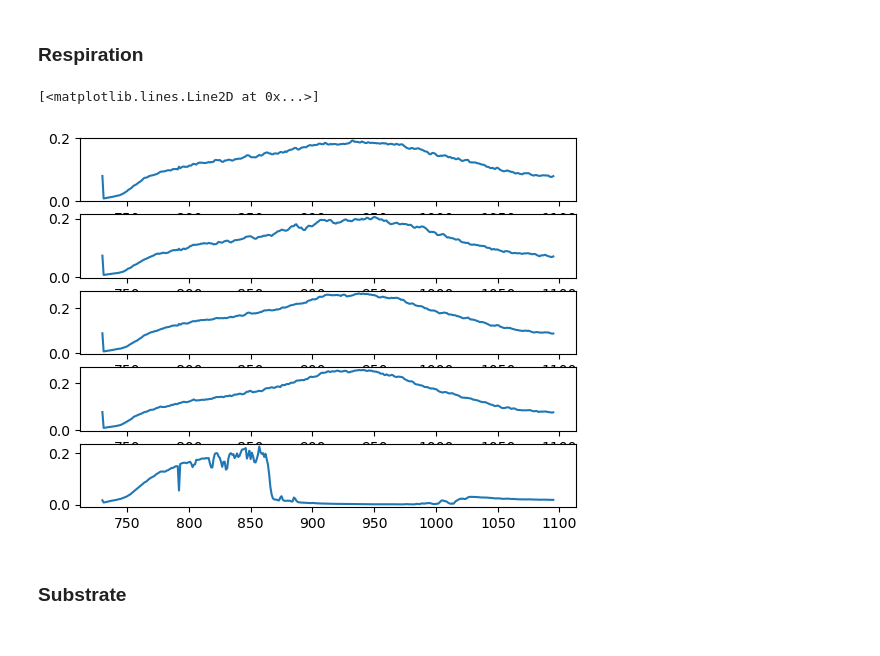
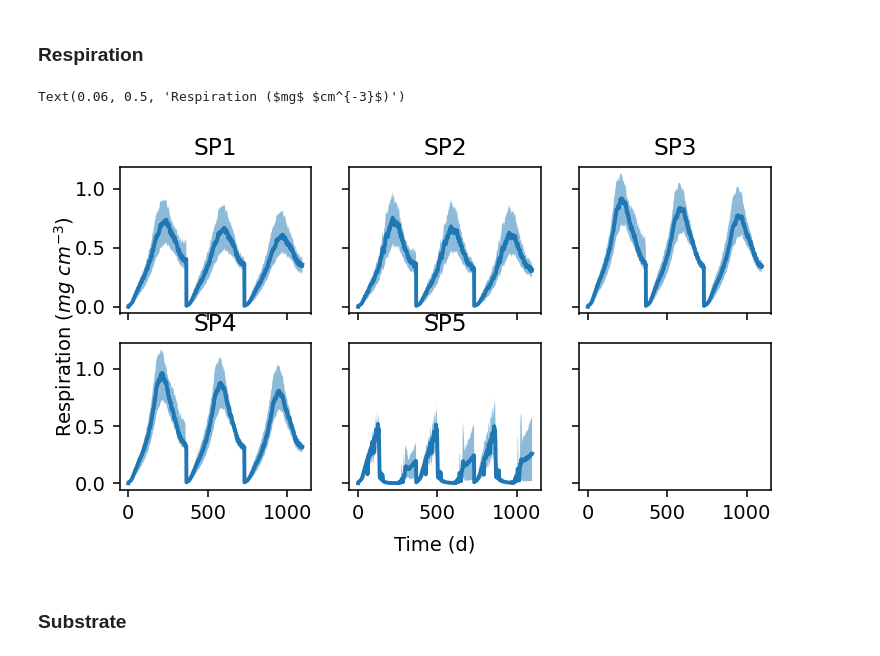
Before and after one commit to Luciana-cloud/DEMENT_gradcatch, a Jupyter notebook: DEMENT/output_cellulose/test_plots.ipynb, the cells around one changed output. Drawn from its saved outputs; the diff is of its cells as text; code cells hidden in the pictures.

```diff
--- a/DEMENT/output_cellulose/test_plots.ipynb
+++ b/DEMENT/output_cellulose/test_plots.ipynb
@@ -25,8 +25,8 @@ SP05 = pd.read_pickle('C:/luciana_datos/UCI/Project_14 (Anna)/DEMENT_gradcatch/D
 # %% [markdown]
 ### Respiration
 # %%
-tt        = np.linspace(0,9,10) # Number of repetitions = 10
-time      = np.linspace(365*2,365*3,365*1+1)
+tt        = np.linspace(0,19,20) # Number of repetitions = 10
+time      = np.linspace(0,365*3,365*3+1)
 # %%
 SP01_res = []
 SP02_res = []
@@ -41,26 +41,43 @@ for i in tt:
         SP04_res.append(SP04[int(i)].RespSeries)
         SP05_res.append(SP05[int(i)].RespSeries)
 # %%
-Respi_mean_SP01  = (np.array(SP01_res).mean(axis=0))
-Respi_mean_SP02  = (np.array(SP02_res).mean(axis=0))
-Respi_mean_SP03  = (np.array(SP03_res).mean(axis=0))
-Respi_mean_SP04  = (np.array(SP04_res).mean(axis=0))
-Respi_mean_SP05  = (np.array(SP05_res).mean(axis=0))
+Respi_mean_SP01  = (np.array(SP01_res).mean(axis=0))/10000
+Respi_5_SP01     = np.percentile(SP01_res,5,axis=0)/10000
+Respi_95_SP01    = np.percentile(SP01_res,95,axis=0)/10000
+Respi_mean_SP02  = (np.array(SP02_res).mean(axis=0))/10000
+Respi_5_SP02     = np.percentile(SP02_res,5,axis=0)/10000
+Respi_95_SP02    = np.percentile(SP02_res,95,axis=0)/10000
+Respi_mean_SP03  = (np.array(SP03_res).mean(axis=0))/10000
+Respi_5_SP03     = np.percentile(SP03_res,5,axis=0)/10000
+Respi_95_SP03    = np.percentile(SP03_res,95,axis=0)/10000
+Respi_mean_SP04  = (np.array(SP04_res).mean(axis=0))/10000
+Respi_5_SP04     = np.percentile(SP04_res,5,axis=0)/10000
+Respi_95_SP04    = np.percentile(SP04_res,95,axis=0)/10000
+Respi_mean_SP05  = (np.array(SP05_res).mean(axis=0))/10000
+Respi_5_SP05     = np.percentile(SP05_res,5,axis=0)/10000
+Respi_95_SP05    = np.percentile(SP05_res,95,axis=0)/10000
-# %%
-plt.figure(1)
-plt.subplot(511)
-plt.plot(time,Respi_mean_SP01[365*2:365*3+1]/10000,label="SP01")
-plt.subplot(512)
-plt.plot(time,Respi_mean_SP02[365*2:365*3+1]/10000,label="SP02")
-plt.subplot(513)
-plt.plot(time,Respi_mean_SP03[365*2:365*3+1]/10000,label="SP03")
-plt.subplot(514)
-plt.plot(time,Respi_mean_SP04[365*2:365*3+1]/10000,label="SP04")
-plt.subplot(515)
-plt.plot(time,Respi_mean_SP05[365*2:365*3+1]/10000,label="SP05")
-# %% [output]
-[<matplotlib.lines.Line2D at 0x...>]
-[figure, removed]
+# %%
+fig, ax = plt.subplots(2, 3, sharex='col', sharey='row', figsize = (6,3), dpi = 140)
+ax[0,0].fill_between(time,Respi_5_SP01,Respi_95_SP01, alpha=.5, linewidth=0,label="95% CI")
+ax[0,0].plot(time,Respi_mean_SP01, linewidth=2,label="Mean")
+ax[0,0].set_title('SP1')
+ax[0,1].fill_between(time,Respi_5_SP02,Respi_95_SP02, alpha=.5, linewidth=0,label="95% CI")
+ax[0,1].plot(time,Respi_mean_SP02, linewidth=2,label="Mean")
+ax[0,1].set_title('SP2')
+ax[0,2].fill_between(time,Respi_5_SP03,Respi_95_SP03, alpha=.5, linewidth=0,label="95% CI")
+ax[0,2].plot(time,Respi_mean_SP03, linewidth=2,label="Mean")
+ax[0,2].set_title('SP3')
+ax[1,0].fill_between(time,Respi_5_SP04,Respi_95_SP04, alpha=.5, linewidth=0,label="95% CI")
+ax[1,0].plot(time,Respi_mean_SP04, linewidth=2,label="Mean")
+ax[1,0].set_title('SP4')
+ax[1,1].fill_between(time,Respi_5_SP05,Respi_95_SP05, alpha=.5, linewidth=0,label="95% CI")
+ax[1,1].plot(time,Respi_mean_SP05, linewidth=2,label="Mean")
+ax[1,1].set_title('SP5')
+fig.text(0.5, -0.02, 'Time (d)', ha='center', va='center')
+fig.text(0.06, 0.5, 'Respiration ($mg$ $cm^{-3}$)', ha='center', va='center', rotation='vertical')
+# %% [output]
+Text(0.06, 0.5, 'Respiration ($mg$ $cm^{-3}$)')
+[figure, added]
 # %% [markdown]
 ### Substrate
 # %%
```
Also changed, not shown: parts of 23 cells of this notebook.
